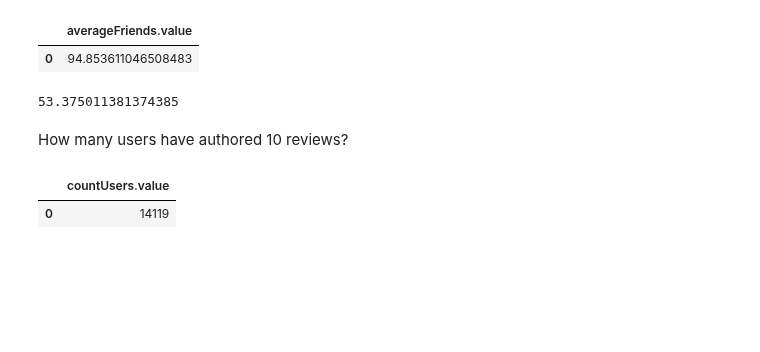
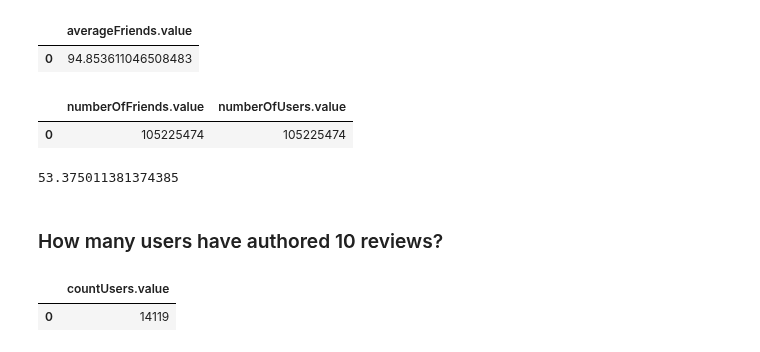
Before and after one commit to christiannielsen98/DVML-P7, a Jupyter notebook: Code/CompetencyQuestions/yelp_competency_question.ipynb, the cells around one changed output. Cells and saved outputs as stored; diff of their text form; code cells hidden in the pictures; blank space fills up the shorter version.

```diff
--- a/Code/CompetencyQuestions/yelp_competency_question.ipynb
+++ b/Code/CompetencyQuestions/yelp_competency_question.ipynb
@@ -368,10 +404,26 @@ run_query(query=sparql_query, as_dataframe=True)
+# %%
+sparql_query = """
+SELECT ?numberOfFriends ?numberOfUsers
+WHERE {
+    SELECT COUNT(?friend) as ?numberOfFriends COUNT(?user) as ?numberOfUsers
+    WHERE {
+        ?user rdfs:Class schema:Person .
+        ?user schema:knows ?friend .
+        }
+}
+"""
+
+run_query(query=sparql_query, as_dataframe=True)
+# %% [output]
+|  | numberOfFriends.value | numberOfUsers.value |
+| 0 | 105225474 | 105225474 |
 # %%
 # How many friends does a user have on average?
 users["amountFriends"].mean()
 # %% [output]
 53.375011381374385
 # %% [markdown]
-How many users have authored 10 reviews?
+### How many users have authored 10 reviews?
 # %%
 sparql_query = """
 SELECT COUNT(DISTINCT(?user)) AS ?countUsers
```
Also changed, not shown: parts of 19 cells of this notebook, 4 other files.
